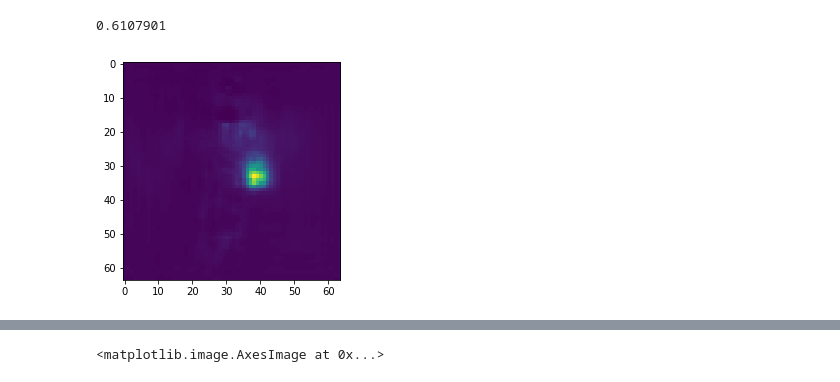
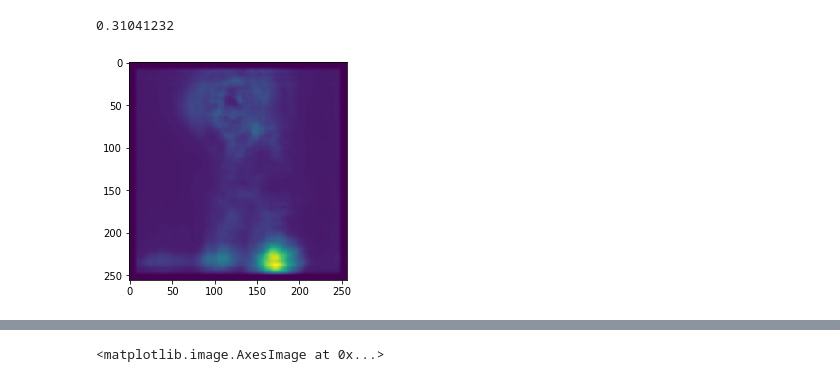
Before and after one commit to samringer/fashion_killer, a Jupyter notebook: Inference.ipynb, the cells around one changed output, grey strips where cells are left out. Cells and saved outputs as stored; diff of their text form; code cells hidden in the pictures.

```diff
--- a/Inference.ipynb
+++ b/Inference.ipynb
@@ -21,7 +20,7 @@ model = Model()
 model.load_state_dict(torch.load(model_base_path))
 model = model.eval().cuda()
 # %%
-im_path = '/home/sam/data/V_U_Net_DeepFashion/test/05313_4.jpg'
+im_path = '/home/sam/data/V_U_Net_DeepFashion/test/01123_2.jpg'
 img = cv2.imread(im_path)
 img = cv2.cvtColor(img, cv2.COLOR_BGR2RGB)
 plt.imshow(img)
@@ -44,7 +38,8 @@ plt.imshow(canvas)
 # %%
-canvas = canvas.astype('double')
+canvas_d = canvas.astype('double')
 trans = transforms.Compose([ transforms.ToTensor(), transforms.Normalize((0.5, 0.5, 0.5), (0.5, 0.5, 0.5))])
-tensor = trans(canvas).float().cuda()
+tensor = trans(canvas_d).float().cuda()
 # %%
 pred_heat_maps = model(tensor.view(1, 3, 256, 256))
-last_hm = pred_heat_maps[1].view(18, 64, 64)
+last_hm = pred_heat_maps[2].view(18, 64, 64)
+last_hm = last_hm.cpu().detach().numpy()
@@ -50,0 +48,5 @@ last_hm = pred_heat_maps[1].view(18, 64, 64)
+# %%
+last_hm[:,:2,:] = np.zeros([18,2,64])
+last_hm[:,:,:2] = np.zeros([18,64,2])
+last_hm[:,-2:, :] = np.zeros([18,2,64])
+last_hm[:,:,-2:] = np.zeros([18,64,2])
@@ -51,9 +58,9 @@ last_hm = pred_heat_maps[1].view(18, 64, 64)
 # %%
-sample_hm = last_hm[10].cpu().detach().numpy()
+sample_hm = cv2.resize(last_hm[17], None, fx=4, fy=4)
 plt.imshow(sample_hm)
 np.amax(sample_hm)
 # %% [output]
-0.6107901
+0.31041232
-[figure, old version]
+[figure, new version]
 # %%
 heat_map_tensor = nn.functional.interpolate(pred_heat_maps[2], scale_factor=4).squeeze(0).cpu().detach().numpy()
```
Also changed, not shown: parts of 15 cells of this notebook, 5 other files.
